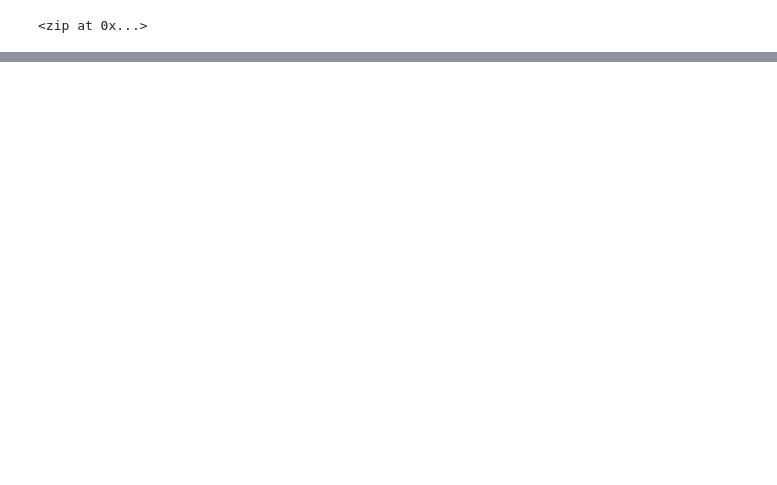
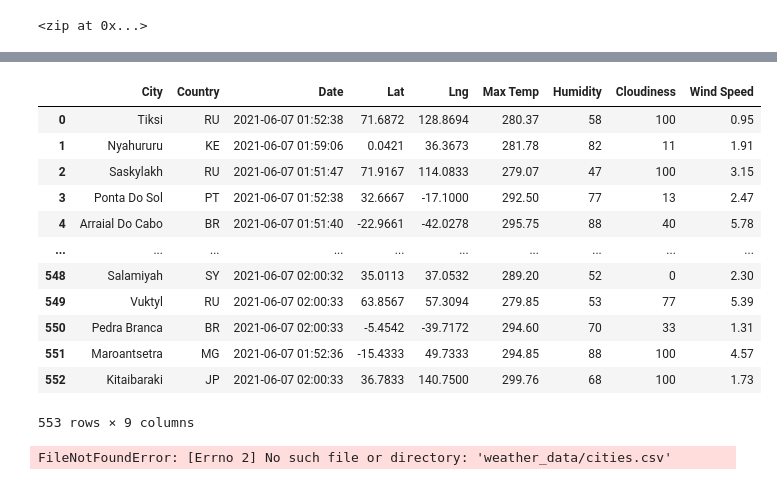
Before and after one commit to jwc324/World_Weather_Analysis, a Jupyter notebook: WeatherPy.ipynb, the cells around one changed output, grey strips where cells are left out. Cells and saved outputs as stored; diff of their text form; code cells hidden in the pictures; blank space fills up the shorter version.

Commit message:
Finished Homework with cities list

```diff
--- a/WeatherPy.ipynb
+++ b/WeatherPy.ipynb
@@ -29,0 +37,6 @@ len(cities)
+# %%
+#Build URL for the OpenWeatherMap with weather_api_key added to URL
+#From weather API documentation api.openweathermap.org/data/2.5/weather?q={city name}&appid={API key}
+
+url = "http://api.openweathermap.org/data/2.5/weather?"
+city = "London"
@@ -29,0 +148,4 @@ len(cities)
+# %%
+# Convert the array of dictionaries to a Pandas DataFrame.
+city_data_df = pd.DataFrame(city_data)
+city_data_df.head(10)
@@ -29,0 +164,26 @@ len(cities)
+# %%
+#Reorder the columns as City, Country, Date, Lat, Lng, Max Temp, Humidity, Cloudiness, and Wind Speed
+new_column_order = ["City", "Country", "Date", "Lat", "Lng", "Max Temp", "Humidity", "Cloudiness", "Wind Speed"]
+city_data_df = city_data_df[new_column_order]
+city_data_df
+# %% [output]
+|  | City | Country | Date | Lat | Lng | Max Temp | Humidity | Cloudiness | Wind Speed |
+| 0 | Tiksi | RU | 2021-06-07 01:52:38 | 71.6872 | 128.8694 | 280.37 | 58 | 100 | 0.95 |
+| 1 | Nyahururu | KE | 2021-06-07 01:59:06 | 0.0421 | 36.3673 | 281.78 | 82 | 11 | 1.91 |
+| 2 | Saskylakh | RU | 2021-06-07 01:51:47 | 71.9167 | 114.0833 | 279.07 | 47 | 100 | 3.15 |
+| 3 | Ponta Do Sol | PT | 2021-06-07 01:52:38 | 32.6667 | -17.1000 | 292.50 | 77 | 13 | 2.47 |
+| 4 | Arraial Do Cabo | BR | 2021-06-07 01:51:40 | -22.9661 | -42.0278 | 295.75 | 88 | 40 | 5.78 |
+| ... | ... | ... | ... | ... | ... | ... | ... | ... | ... |
+| 548 | Salamiyah | SY | 2021-06-07 02:00:32 | 35.0113 | 37.0532 | 289.20 | 52 | 0 | 2.30 |
+| 549 | Vuktyl | RU | 2021-06-07 02:00:33 | 63.8567 | 57.3094 | 279.85 | 53 | 77 | 5.39 |
+| 550 | Pedra Branca | BR | 2021-06-07 02:00:33 | -5.4542 | -39.7172 | 294.60 | 70 | 33 | 1.31 |
+| 551 | Maroantsetra | MG | 2021-06-07 01:52:36 | -15.4333 | 49.7333 | 294.85 | 88 | 100 | 4.57 |
+| 552 | Kitaibaraki | JP | 2021-06-07 02:00:33 | 36.7833 | 140.7500 | 299.76 | 68 | 100 | 1.73 |
+553 rows × 9 columns
+# %%
+# Create the output file (CSV).
+output_data_file = "weather_data/cities.csv"
+# Export the City_Data into a CSV.
+city_data_df.to_csv(output_data_file, index_label="City_ID")
+# %% [output]
+FileNotFoundError: [Errno 2] No such file or directory: 'weather_data/cities.csv'
```
Also changed, not shown: parts of 12 cells of this notebook.
